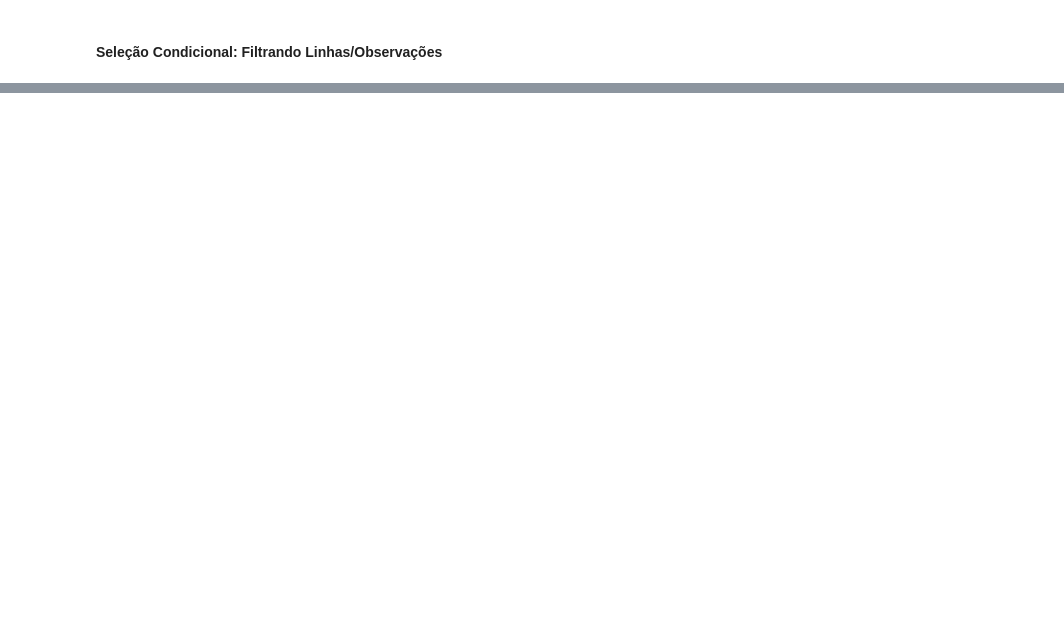
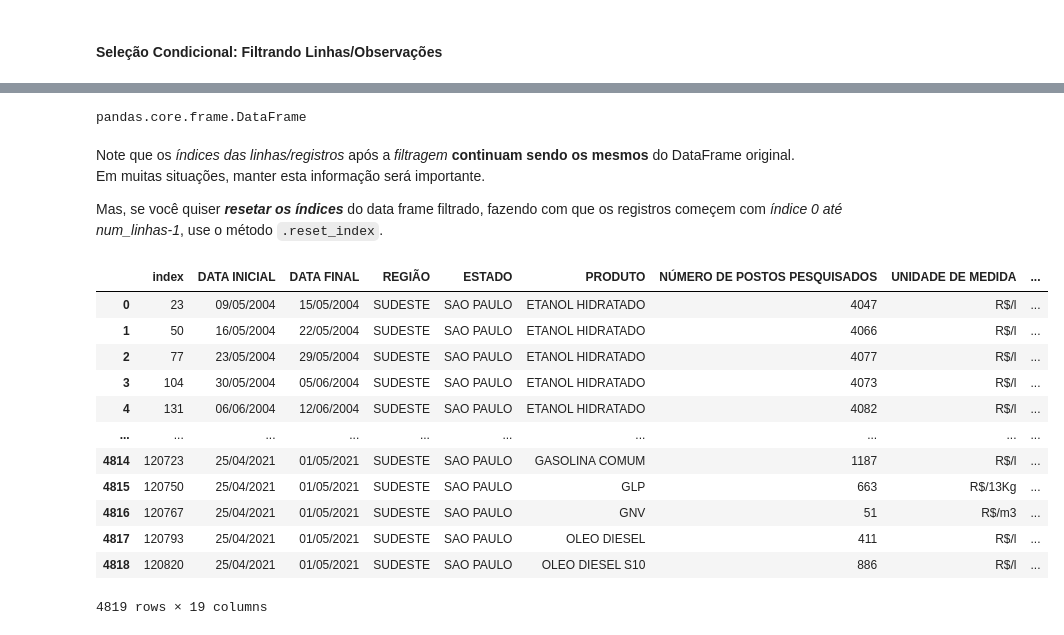
Before and after one commit to psdiaspedrods/XAVECODING_pandas_essencial, a Jupyter notebook: 1_manipulacao_basica_de_datasets.ipynb, the cells around one changed output, grey strips where cells are left out. Saved outputs shown, nothing was run; the diff lists cells and outputs as text; code cells hidden in the pictures; blank space fills up the shorter version.

Commit message:
notes about class 11-18

```diff
--- a/1_manipulacao_basica_de_datasets.ipynb
+++ b/1_manipulacao_basica_de_datasets.ipynb
@@ -658,0 +644,3 @@ bmi_lt_100_height[["name", "height_cm", "bmi"]]
+# %%
+postos_sp = data.query("ESTADO == 'SAO PAULO'")
+postos_sp
@@ -658,0 +661,25 @@ bmi_lt_100_height[["name", "height_cm", "bmi"]]
+# %%
+type(postos_sp)
+# %% [output]
+pandas.core.frame.DataFrame
+# %% [markdown]
+Note que os _índices das linhas/registros_ após a _filtragem_ **continuam sendo os mesmos** do DataFrame original. <br/>
+Em muitas situações, manter esta informação será importante.
+
+Mas, se você quiser **_resetar os índices_** do data frame filtrado, fazendo com que os registros começem com _índice 0 até num_linhas-1_, use o método `.reset_index`.
+# %%
+postos_sp.reset_index()
+# %% [output]
+|  | index | DATA INICIAL | DATA FINAL | REGIÃO | ESTADO | PRODUTO | NÚMERO DE POSTOS PESQUISADOS | UNIDADE DE MEDIDA | ... |
+| 0 | 23 | 09/05/2004 | 15/05/2004 | SUDESTE | SAO PAULO | ETANOL HIDRATADO | 4047 | R$/l | ... |
+| 1 | 50 | 16/05/2004 | 22/05/2004 | SUDESTE | SAO PAULO | ETANOL HIDRATADO | 4066 | R$/l | ... |
+| 2 | 77 | 23/05/2004 | 29/05/2004 | SUDESTE | SAO PAULO | ETANOL HIDRATADO | 4077 | R$/l | ... |
+| 3 | 104 | 30/05/2004 | 05/06/2004 | SUDESTE | SAO PAULO | ETANOL HIDRATADO | 4073 | R$/l | ... |
+| 4 | 131 | 06/06/2004 | 12/06/2004 | SUDESTE | SAO PAULO | ETANOL HIDRATADO | 4082 | R$/l | ... |
+| ... | ... | ... | ... | ... | ... | ... | ... | ... | ... |
+| 4814 | 120723 | 25/04/2021 | 01/05/2021 | SUDESTE | SAO PAULO | GASOLINA COMUM | 1187 | R$/l | ... |
+| 4815 | 120750 | 25/04/2021 | 01/05/2021 | SUDESTE | SAO PAULO | GLP | 663 | R$/13Kg | ... |
+| 4816 | 120767 | 25/04/2021 | 01/05/2021 | SUDESTE | SAO PAULO | GNV | 51 | R$/m3 | ... |
+| 4817 | 120793 | 25/04/2021 | 01/05/2021 | SUDESTE | SAO PAULO | OLEO DIESEL | 411 | R$/l | ... |
+| 4818 | 120820 | 25/04/2021 | 01/05/2021 | SUDESTE | SAO PAULO | OLEO DIESEL S10 | 886 | R$/l | ... |
+4819 rows × 19 columns
```
Also changed, not shown: parts of 101 cells of this notebook, 1 other file.
